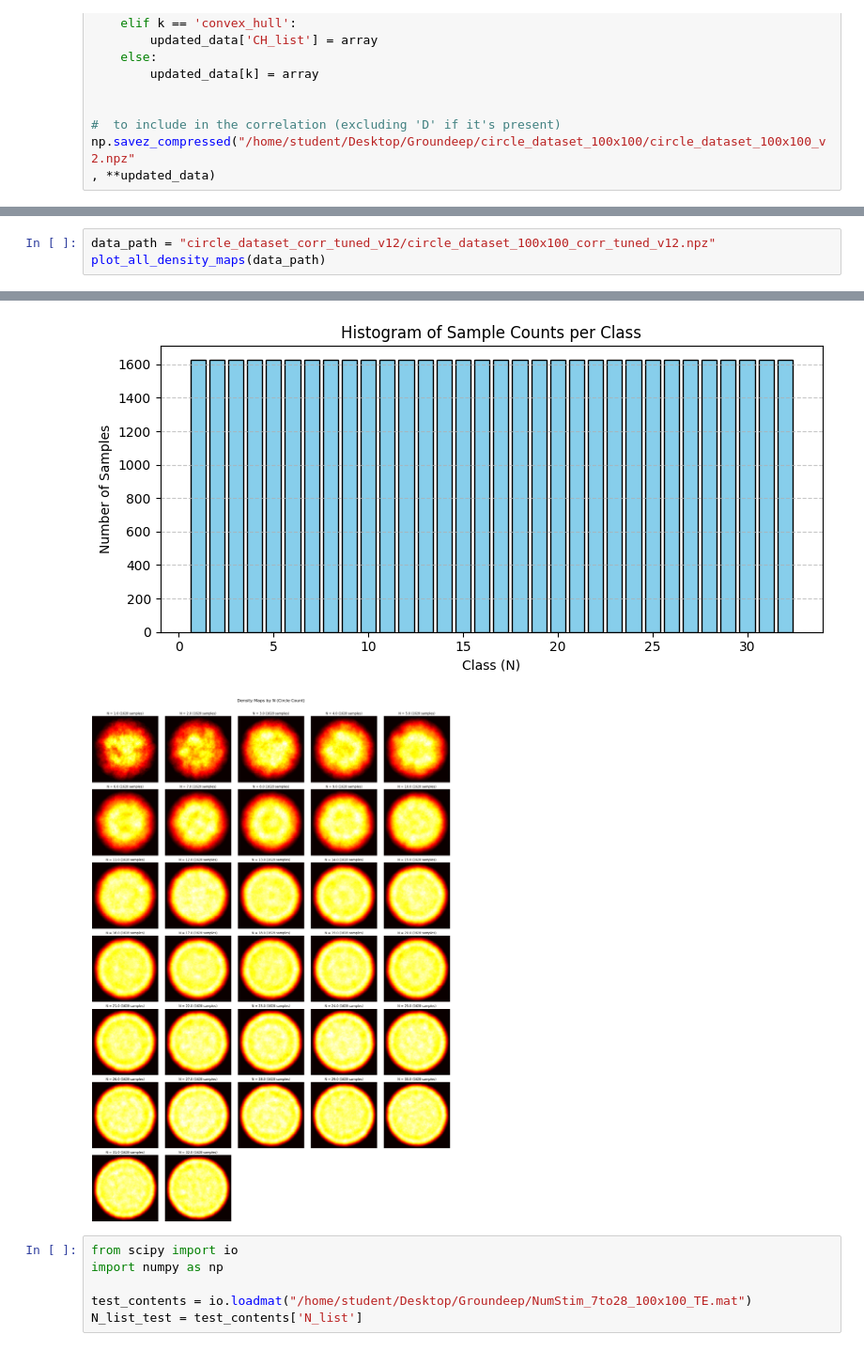
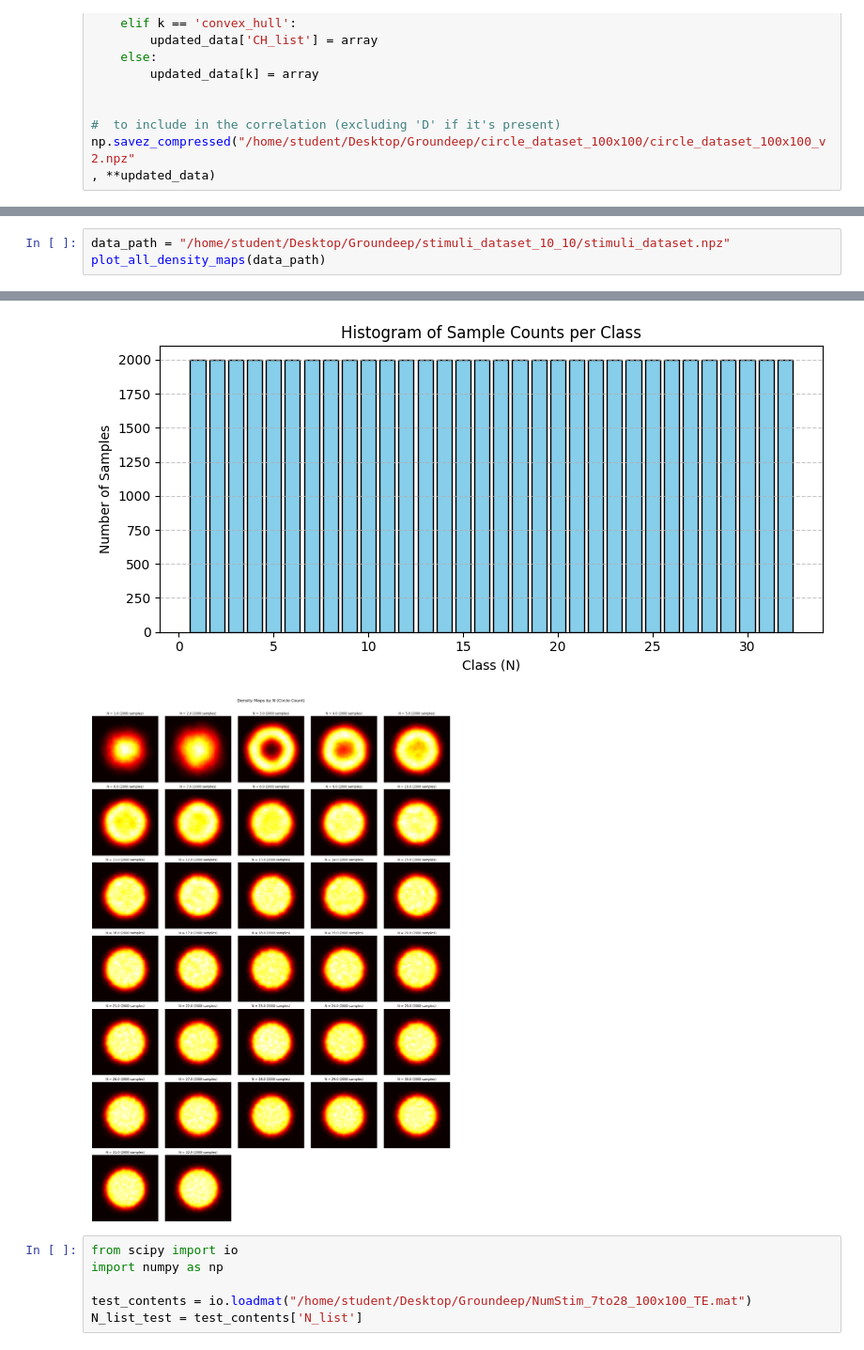
Before and after one commit to francesco-cal98/Groundeep, a Jupyter notebook: density_map.ipynb, the cells around one changed output, grey strips where cells are left out. Shown: that part at 94% size. Saved outputs shown, nothing was run; the diff lists cells and outputs as text.

```diff
--- a/density_map.ipynb
+++ b/density_map.ipynb
@@ -216,4 +218,4 @@ plot_label_images(data_path, target_label=8, num_images=50, image_shape=(100, 10
 # %%
-data_path = "circle_dataset_corr_tuned_v12/circle_dataset_100x100_corr_tuned_v12.npz"
+data_path = "/home/student/Desktop/Groundeep/stimuli_dataset_10_10/stimuli_dataset.npz"
 plot_all_density_maps(data_path)
 # %% [output]
@@ -221,5 +223,5 @@ plot_all_density_maps(data_path)
-[figure, old version]
+[figure, new version]
-[figure, old version]
+[figure, new version]
 # %%
 from scipy import io
 import numpy as np
```
Also changed, not shown: parts of 4 cells of this notebook, 35 other files.
